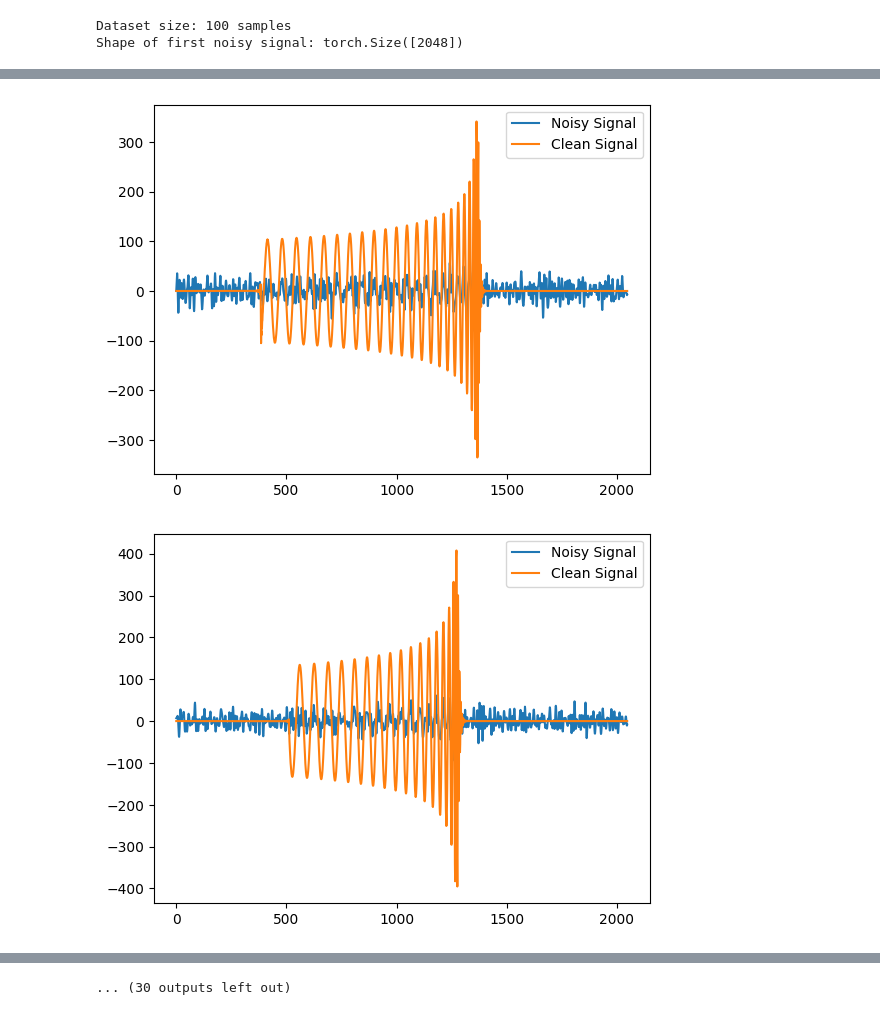
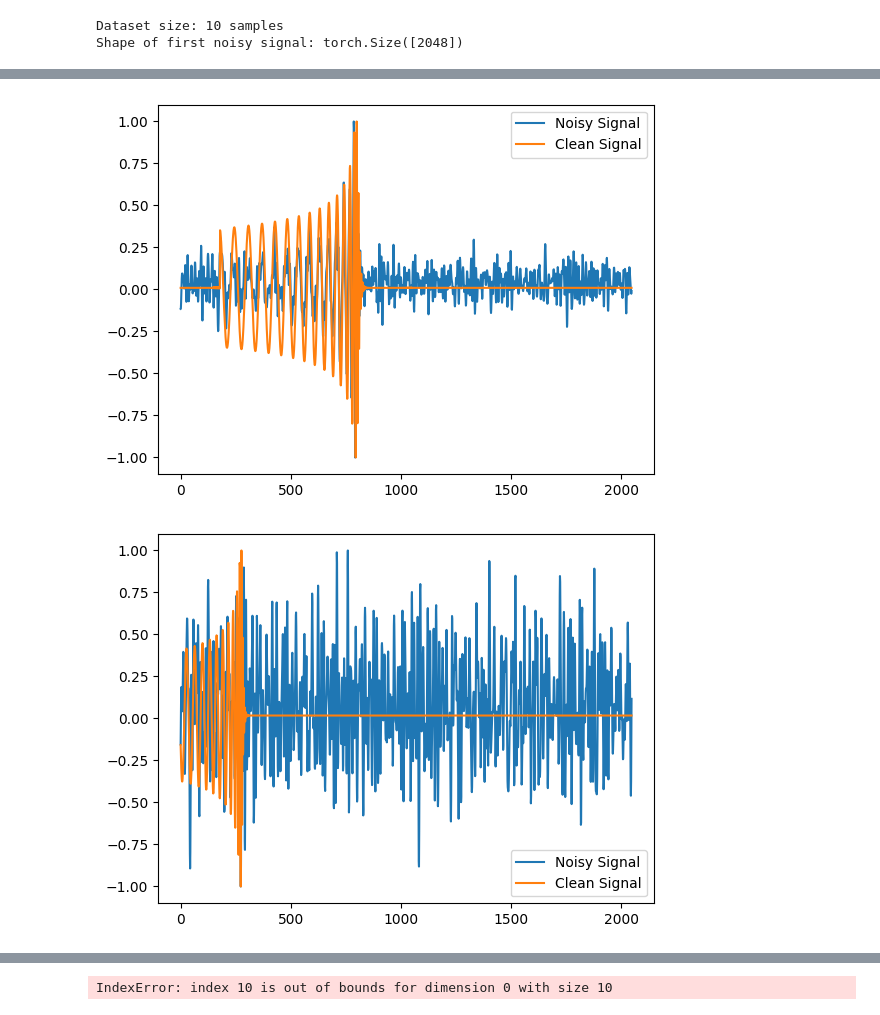
Before and after one commit to TeunB6/gravitational-waves, a Jupyter notebook: notebooks/data_inspection.ipynb, the cells around one changed output, grey strips where cells are left out. Cells and saved outputs as stored; diff of their text form; code cells hidden in the pictures.

```diff
--- a/notebooks/data_inspection.ipynb
+++ b/notebooks/data_inspection.ipynb
@@ -4,11 +4,11 @@ sys.path.append('..')
 import matplotlib.pyplot as plt
 from src.data import GravWaveDataset
 
-dataset = GravWaveDataset(num_samples=100, sample_duration=1.0, overwrite=True, whitened=True)
+dataset = GravWaveDataset(num_samples=10, sample_duration=1.0, overwrite=True, whitened=True)
 print(f"Dataset size: {len(dataset)} samples")  # Should print 1000 samples
 print(f"Shape of first noisy signal: {dataset[0][0].shape}")  # Shape of the first noisy signal
 
-for idx in range(40):
+for idx in range(10):
 
     plt.plot(dataset[idx][0].numpy(), label='Noisy Signal')
     plt.plot(dataset[idx][1].numpy(), label='Clean Signal')
@@ -33,5 +33,5 @@ warnings.filterwarnings("ignore", "Wswiglal-redir-stdio")
 import lal
 
   import lal as _lal
-Dataset size: 100 samples
+Dataset size: 10 samples
 Shape of first noisy signal: torch.Size([2048])
@@ -39,2 +39,2 @@ Shape of first noisy signal: torch.Size([2048])
-[figure, old version]
+[figure, new version]
-[figure, old version]
+[figure, new version]
@@ -48 +48 @@ Shape of first noisy signal: torch.Size([2048])
-... (30 outputs left out)
+IndexError: index 10 is out of bounds for dimension 0 with size 10
```
Also changed, not shown: parts of 1 cell of this notebook, 8 other files.
